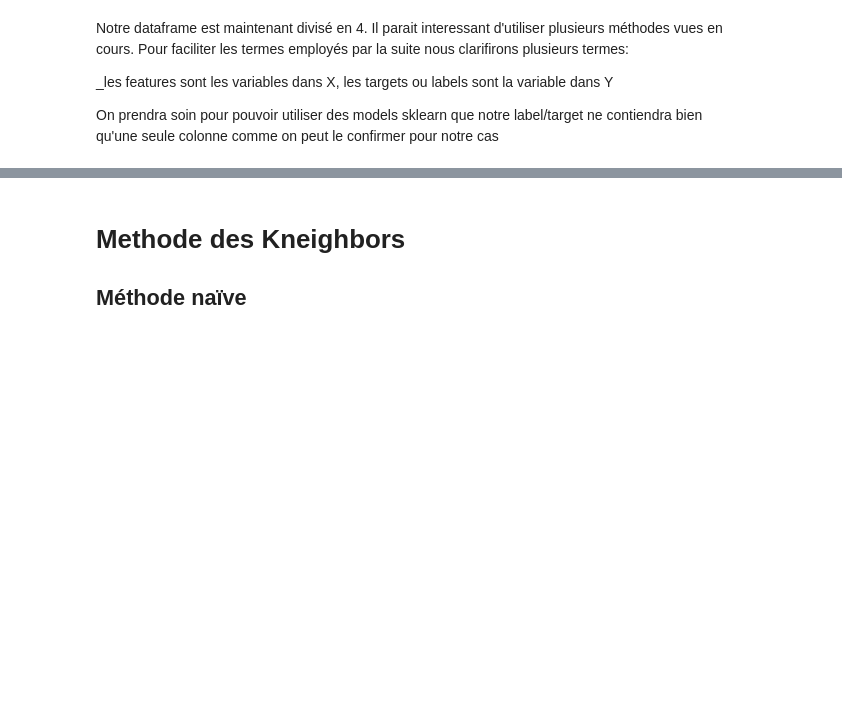
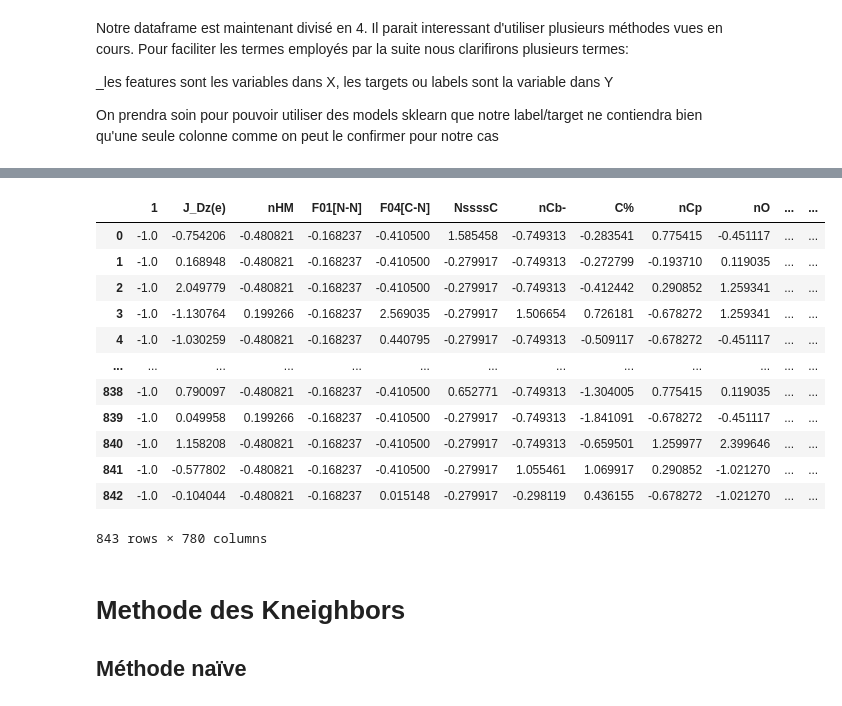
Before and after one commit to QuentinC12/PythonForData_QSAR_bio, a Jupyter notebook: Analyzis.ipynb, the cells around one changed output, grey strips where cells are left out. Saved outputs shown, nothing was run; the diff lists cells and outputs as text; code cells hidden in the pictures; blank space fills up the shorter version.

```diff
--- a/Analyzis.ipynb
+++ b/Analyzis.ipynb
@@ -384,0 +390,21 @@ On prendra soin pour pouvoir utiliser des models sklearn que notre label/target
+# %%
+#Nous allons maintenant les scale pour obtenir de meilleurs performances pour la suite de notre projet.
+scaler_poly = StandardScaler()
+scaler_poly.fit(X_train_poly)
+X_train_polynomials = pd.DataFrame(scaler_poly.transform(X_train_polynomials),columns = X_train_polynomials.columns)
+X_test_polynomials = pd.DataFrame(scaler_poly.transform(X_test_polynomials),columns = X_train_polynomials.columns)
+X_train_polynomials
+# %% [output]
+|  | 1 | J_Dz(e) | nHM | F01[N-N] | F04[C-N] | NssssC | nCb- | C% | nCp | nO | ... | ... |
+| 0 | -1.0 | -0.754206 | -0.480821 | -0.168237 | -0.410500 | 1.585458 | -0.749313 | -0.283541 | 0.775415 | -0.451117 | ... | ... |
+| 1 | -1.0 | 0.168948 | -0.480821 | -0.168237 | -0.410500 | -0.279917 | -0.749313 | -0.272799 | -0.193710 | 0.119035 | ... | ... |
+| 2 | -1.0 | 2.049779 | -0.480821 | -0.168237 | -0.410500 | -0.279917 | -0.749313 | -0.412442 | 0.290852 | 1.259341 | ... | ... |
+| 3 | -1.0 | -1.130764 | 0.199266 | -0.168237 | 2.569035 | -0.279917 | 1.506654 | 0.726181 | -0.678272 | 1.259341 | ... | ... |
+| 4 | -1.0 | -1.030259 | -0.480821 | -0.168237 | 0.440795 | -0.279917 | -0.749313 | -0.509117 | -0.678272 | -0.451117 | ... | ... |
+| ... | ... | ... | ... | ... | ... | ... | ... | ... | ... | ... | ... | ... |
+| 838 | -1.0 | 0.790097 | -0.480821 | -0.168237 | -0.410500 | 0.652771 | -0.749313 | -1.304005 | 0.775415 | 0.119035 | ... | ... |
+| 839 | -1.0 | 0.049958 | 0.199266 | -0.168237 | -0.410500 | -0.279917 | -0.749313 | -1.841091 | -0.678272 | -0.451117 | ... | ... |
+| 840 | -1.0 | 1.158208 | -0.480821 | -0.168237 | -0.410500 | -0.279917 | -0.749313 | -0.659501 | 1.259977 | 2.399646 | ... | ... |
+| 841 | -1.0 | -0.577802 | -0.480821 | -0.168237 | -0.410500 | -0.279917 | 1.055461 | 1.069917 | 0.290852 | -1.021270 | ... | ... |
+| 842 | -1.0 | -0.104044 | -0.480821 | -0.168237 | 0.015148 | -0.279917 | -0.298119 | 0.436155 | -0.678272 | -1.021270 | ... | ... |
+843 rows × 780 columns
```
Also changed, not shown: parts of 31 cells of this notebook.
